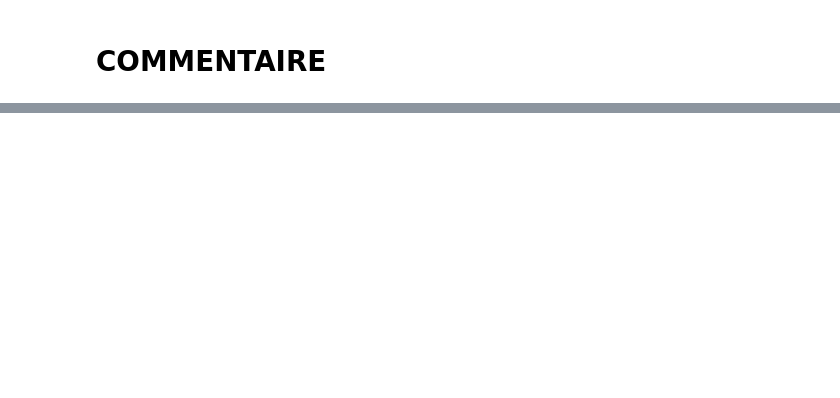
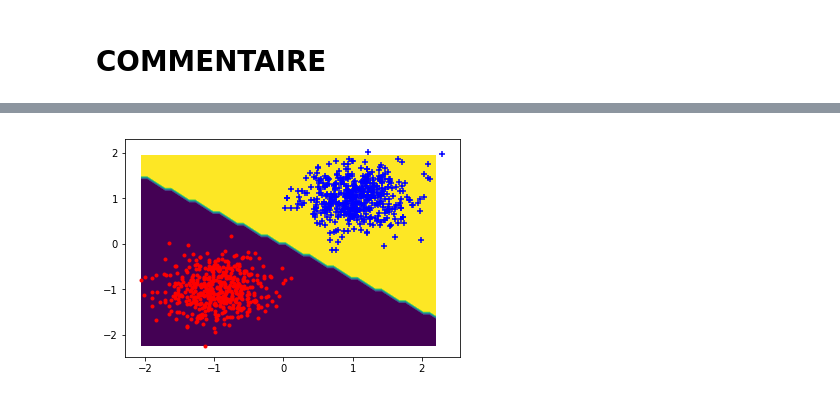
Before and after one commit to AmineKheldouni/Machine-Learning, a Jupyter notebook: Untitled.ipynb, the cells around one changed output, grey strips where cells are left out. Drawn from its saved outputs; the diff is of its cells as text; code cells hidden in the pictures; blank space fills up the shorter version.

Commit message:
question 3.4

```diff
--- a/Untitled.ipynb
+++ b/Untitled.ipynb
@@ -290,0 +291,78 @@ score en test :  0.427
+# %%
+#question 3.4
+
+
+lambda_coeff=0.5
+class Perceptron:
+    def __init__(self,max_iter = 1000,eps=1e-3,projection = None):
+        self.max_iter = max_iter
+        self.eps = eps
+        self.projection = projection or (lambda x: x) #projection fonction identite par default
+
+    def fit(self,data,y):
+        data = self.projection(data)
+        self.w = np.random.random((1,data.shape[1]))
+        self.histo_w  = np.zeros((self.max_iter,data.shape[1]))
+        self.histo_f = np.zeros((self.max_iter,1))
+        ylab=set(y.flat)
+        if len(ylab)!=2:
+            print("pas bon nombres de labels (%d)" % (ylab,))
+            return
+        self.labels = {-1: min(ylab), 1:max(ylab)}
+        y = 2*(y!=self.labels[-1])-1
+        i=0
+        while i<self.max_iter:
+            idx = range(len(data))
+            for j in idx:
+                self.w = self.w - self.get_eps()*self.loss_g(data[j],y[j:(j+1)])
+            self.histo_w[i]=self.w
+            self.histo_f[i]=self.loss(data, y)
+            if i % 100==0: print(i,self.histo_f[i])
+            i+=1
+    def predict(self,data):
+        data = self.projection(data)
+        return np.array([self.labels[int(x)] for x in np.sign(data.dot(self.w.T)).flat]).reshape((len(data),))
+    def score(self,data,y):
+        return np.mean(self.predict(data)==y)
+    def get_eps(self):
+        return self.eps
+    def loss(self,data,y):
+        return hinge(self.w,data,y)
+    def loss_g(self,data,y):
+        return grad_hinge(self.w,data,y)
+
+
+def hinge(w, data, y, alpha=0):
+    data, y, w = data.reshape(len(y), -1), y.reshape(-1, 1), w.reshape(1, -1)
+    return np.mean(np.maximum(0, -y * data.dot(w.T)))+lambda_coeff*np.linalg.norm(w)**(2)
+
+def grad_hinge(w, data, y, alpha=0):
+    data, y, w = data.reshape(len(y), -1), y.reshape(-1, 1), w.reshape(1, -1)
+    return -np.mean(((-y * data.dot(w.T) >= 0)) * data * y-2*lambda_coeff*w, 0)
+
+
+### Test des fonctions hinge, grad_hinge
+w = np.random.random((3,))
+data = np.random.random((100,3))
+y = np.random.randint(0,2,size = (100,1))*2-1
+
+print(hinge(w,data,y), hinge(w,data[0],y[0]), hinge(w,data[0,:],y[0]).shape)
+print(grad_hinge(w,data,y), grad_hinge(w,data[0],y[0]).shape,grad_hinge(w,data[0,:],y[0]).shape)
+
+### Generation de donnees
+xtrain,ytrain = gen_arti(data_type=0,epsilon=0.2)
+xtest,ytest = gen_arti(data_type=0,epsilon=0.2)
+
+plt.ion()
+
+### Apprentissage
+model=Perceptron(max_iter=100, eps=1e-3)
+model.fit(xtrain,ytrain)
+print("score en train : ",model.score(xtrain,ytrain))
+print("score en test : ",model.score(xtest,ytest))
+
+#### Tracer de frontiere
+plt.figure()
+plot_frontiere(xtrain, model.predict,50)
+plot_data(xtrain,ytrain)
+# %% [output]
@@ -290,0 +374 @@ score en test :  0.427
+[figure, added]
```
Also changed, not shown: parts of 8 cells of this notebook.
